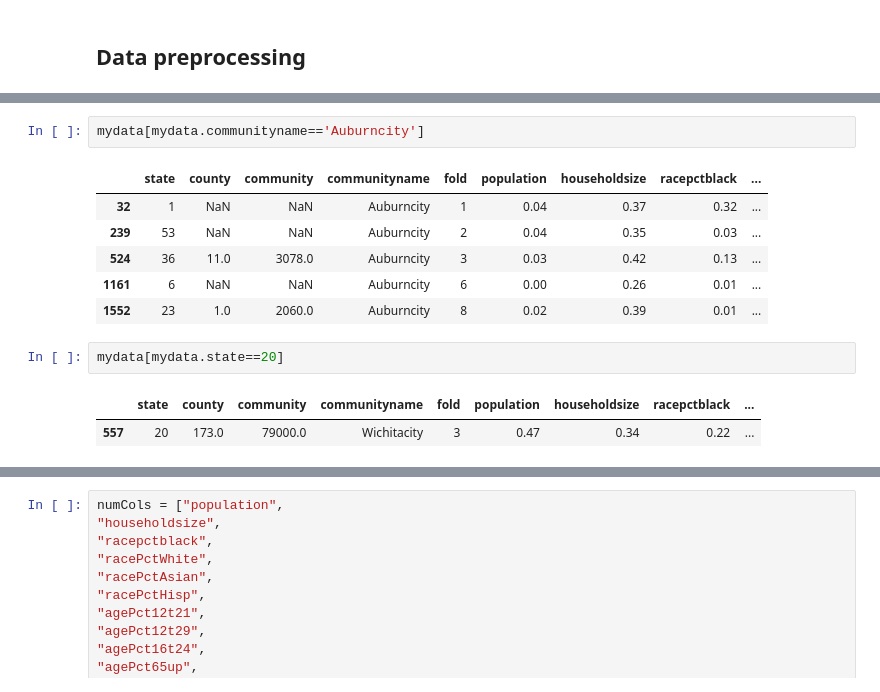
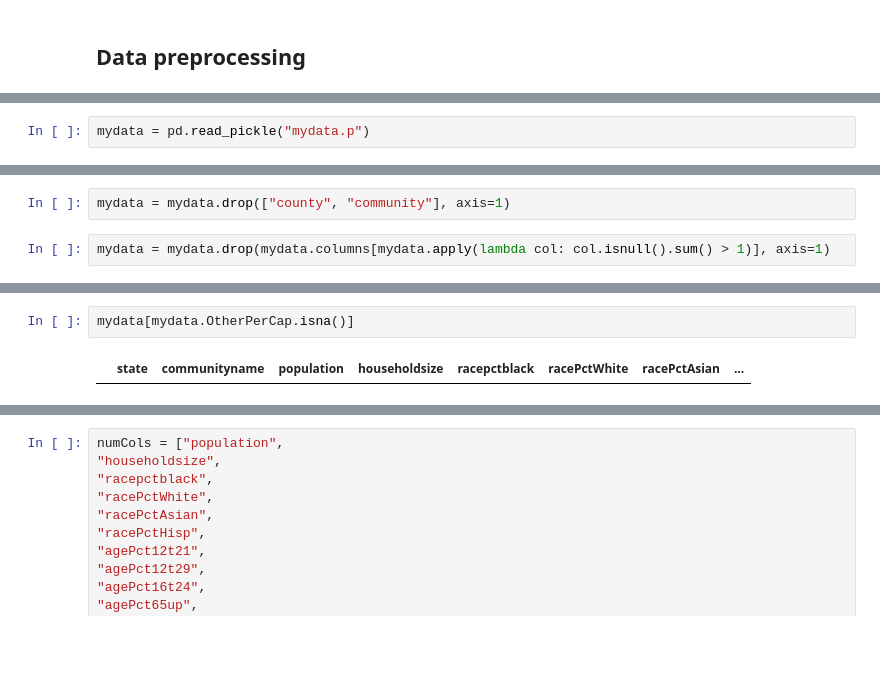
Before and after one commit to esobolewska/ML1-regression, a Jupyter notebook: ML1-kod.ipynb, the cells around one changed output, grey strips where cells are left out. Drawn from its saved outputs; the diff is of its cells as text; blank space fills up the shorter version.

```diff
--- a/ML1-kod.ipynb
+++ b/ML1-kod.ipynb
@@ -37,0 +60,2 @@ mydata = pd.read_csv("dataset/communities.data", sep=',', header = None, na_valu
+# %%
+mydata = pd.read_pickle("mydata.p")
@@ -231,0 +97,4 @@ len(mydata.state.unique())
+# %%
+mydata = mydata.drop(["county", "community"], axis=1)
+# %%
+mydata = mydata.drop(mydata.columns[mydata.apply(lambda col: col.isnull().sum() > 1)], axis=1)
@@ -232,14 +113,4 @@ len(mydata.state.unique())
 # %%
-mydata[mydata.communityname=='Auburncity']
+mydata[mydata.OtherPerCap.isna()]
 # %% [output]
-|  | state | county | community | communityname | fold | population | householdsize | racepctblack | ... |
-| 32 | 1 | NaN | NaN | Auburncity | 1 | 0.04 | 0.37 | 0.32 | ... |
-| 239 | 53 | NaN | NaN | Auburncity | 2 | 0.04 | 0.35 | 0.03 | ... |
-| 524 | 36 | 11.0 | 3078.0 | Auburncity | 3 | 0.03 | 0.42 | 0.13 | ... |
-| 1161 | 6 | NaN | NaN | Auburncity | 6 | 0.00 | 0.26 | 0.01 | ... |
-| 1552 | 23 | 1.0 | 2060.0 | Auburncity | 8 | 0.02 | 0.39 | 0.01 | ... |
+|  | state | communityname | population | householdsize | racepctblack | racePctWhite | racePctAsian | ... |
-# %%
-mydata[mydata.state==20]
-# %% [output]
-|  | state | county | community | communityname | fold | population | householdsize | racepctblack | ... |
-| 557 | 20 | 173.0 | 79000.0 | Wichitacity | 3 | 0.47 | 0.34 | 0.22 | ... |
```
Also changed, not shown: parts of 26 cells of this notebook, 1 other file.
